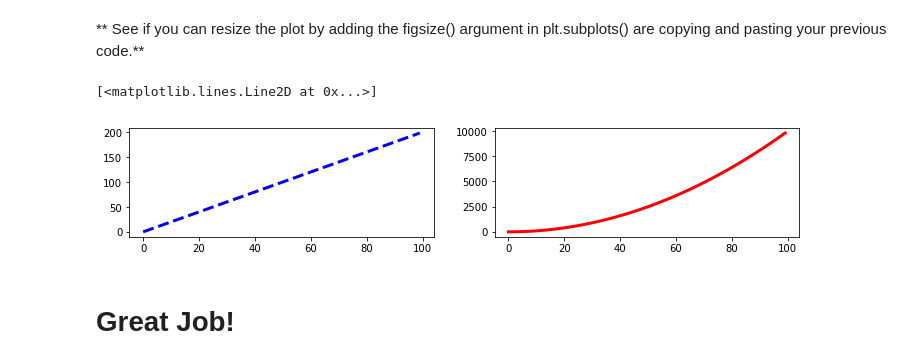
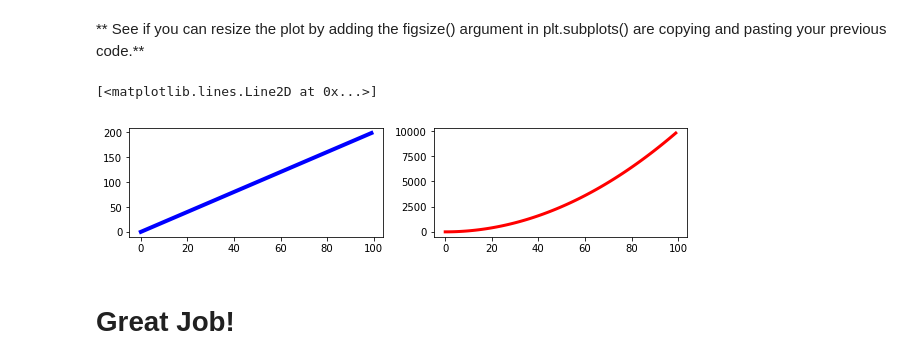
Before and after one commit to sohamtiwari3120/visionAiTaskphase, a Jupyter notebook: python/matplotlib/02-Soham_Tiwari.ipynb, the cells around one changed output. Cells and saved outputs as stored; diff of their text form; code cells hidden in the pictures.

```diff
--- a/python/matplotlib/02-Soham_Tiwari.ipynb
+++ b/python/matplotlib/02-Soham_Tiwari.ipynb
@@ -102,11 +102,11 @@ fig
 # %% [markdown]
 ** See if you can resize the plot by adding the figsize() argument in plt.subplots() are copying and pasting your previous code.**
 # %%
-fig, axes = plt.subplots(1,2, figsize=(1,2))
-axes[0].plot(x,y,color='blue', ls='--', lw=3)
+fig, axes = plt.subplots(1,2, figsize=(10,2))
+axes[0].plot(x,y,color='blue', ls='-', lw=4)
 axes[1].plot(x,z,color='red', linestyle='-', lw=3)
 # %% [output]
 [<matplotlib.lines.Line2D at 0x...>]
-[figure, old version]
+[figure, new version]
 # %% [markdown]
 # Great Job!
```
Also changed, not shown: 4 other files.
